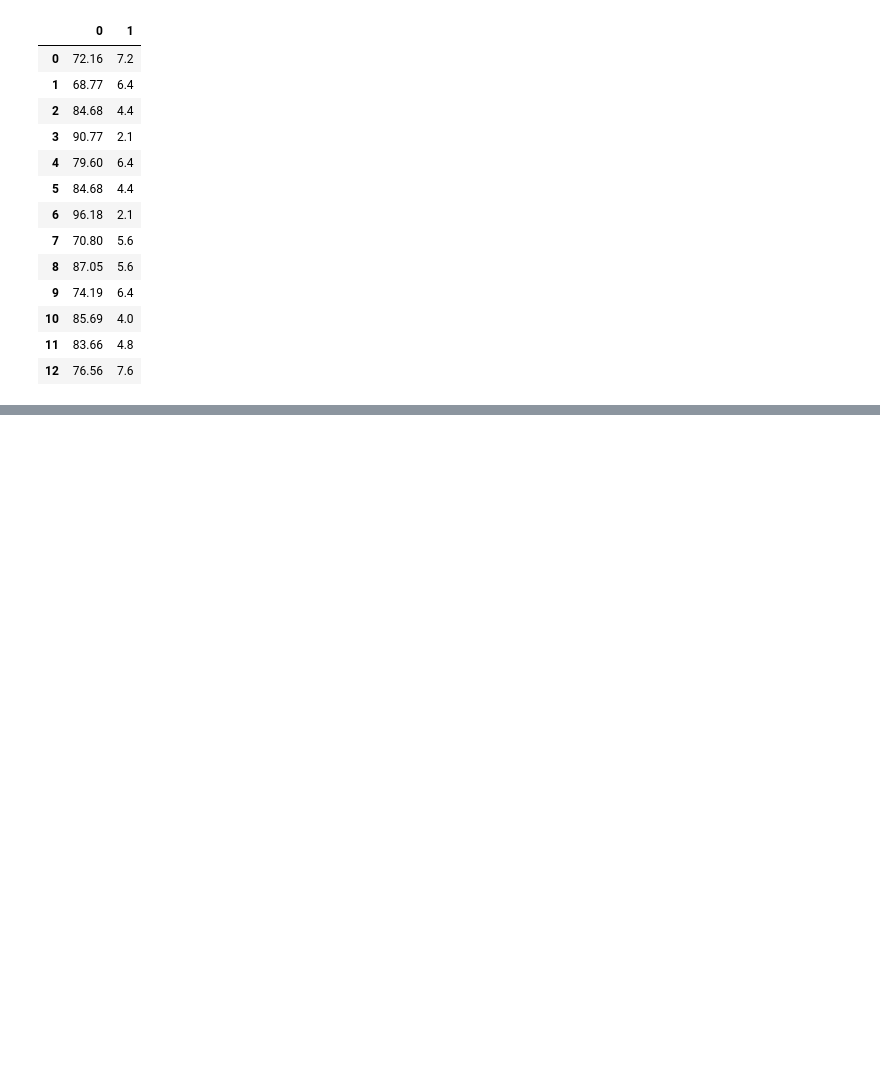
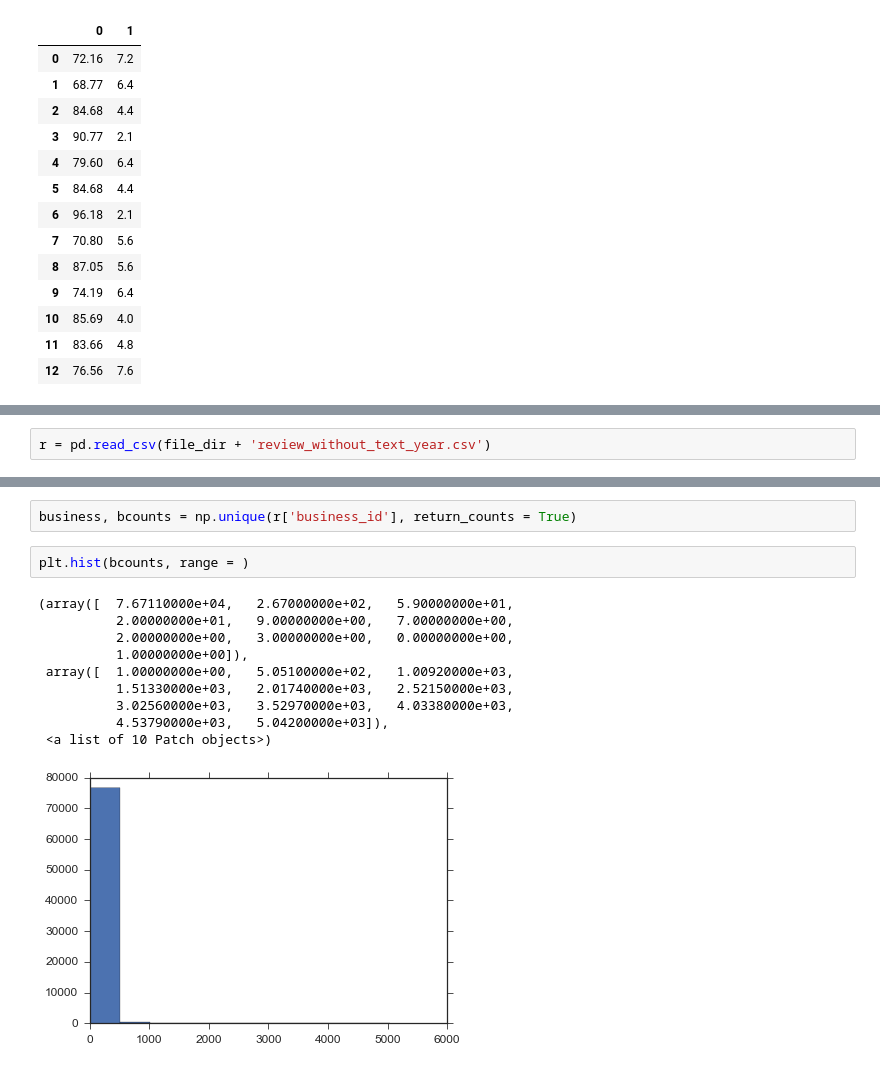
Before and after one commit to franklinmarsh/jac_project, a Jupyter notebook: yelp_dataset.ipynb, the cells around one changed output, grey strips where cells are left out. Cells and saved outputs as stored; diff of their text form; blank space fills up the shorter version.

```diff
--- a/yelp_dataset.ipynb
+++ b/yelp_dataset.ipynb
@@ -210,0 +245,2 @@ sns.despine()
+# %%
+r = pd.read_csv(file_dir + 'review_without_text_year.csv')
@@ -210,0 +252,15 @@ sns.despine()
+# %%
+business, bcounts = np.unique(r['business_id'], return_counts = True)
+# %%
+plt.hist(bcounts, range = )
+# %% [output]
+(array([  7.67110000e+04,   2.67000000e+02,   5.90000000e+01,
+          2.00000000e+01,   9.00000000e+00,   7.00000000e+00,
+          2.00000000e+00,   3.00000000e+00,   0.00000000e+00,
+          1.00000000e+00]),
+ array([  1.00000000e+00,   5.05100000e+02,   1.00920000e+03,
+          1.51330000e+03,   2.01740000e+03,   2.52150000e+03,
+          3.02560000e+03,   3.52970000e+03,   4.03380000e+03,
+          4.53790000e+03,   5.04200000e+03]),
+ <a list of 10 Patch objects>)
+[figure, added]
```
Also changed, not shown: parts of 26 cells of this notebook, 13 other files.
